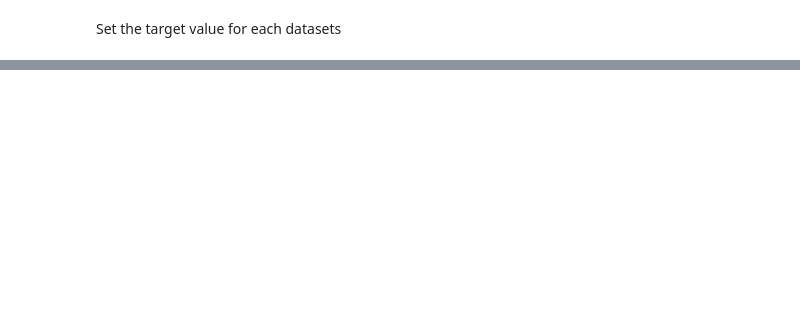
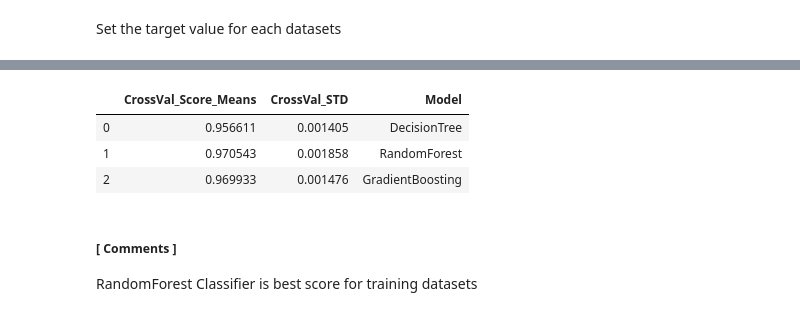
Before and after one commit to giallo41/book_destination, a Jupyter notebook: model.ipynb, the cells around one changed output, grey strips where cells are left out. Saved outputs shown, nothing was run; the diff lists cells and outputs as text; code cells hidden in the pictures; blank space fills up the shorter version.

Commit message:
(fix/model) Model selection Added

```diff
--- a/model.ipynb
+++ b/model.ipynb
@@ -173,0 +191,30 @@ features
+# %%
+classifiers = []
+classifiers.append(DecisionTreeClassifier(random_state=42))
+classifiers.append(RandomForestClassifier(n_estimators=100, random_state=42))
+classifiers.append(GradientBoostingClassifier(n_estimators=100, random_state=42))
+
+kfold = StratifiedKFold(n_splits=5)
+cv_results = []
+for classifier in classifiers :
+    cv_results.append(cross_val_score(classifier, \
+                      X_train, y = y_train, scoring = "accuracy", cv = kfold, n_jobs=4))
+
+cv_means = []
+cv_std = []
+for cv_result in cv_results:
+    cv_means.append(cv_result.mean())
+    cv_std.append(cv_result.std())
+# %%
+cv_res = pd.DataFrame({"CrossVal_Score_Means":cv_means,"CrossVal_STD": cv_std,\
+                       "Model":["DecisionTree", "RandomForest","GradientBoosting"]})
+# %%
+cv_res
+# %% [output]
+|  | CrossVal_Score_Means | CrossVal_STD | Model |
+| 0 | 0.956611 | 0.001405 | DecisionTree |
+| 1 | 0.970543 | 0.001858 | RandomForest |
+| 2 | 0.969933 | 0.001476 | GradientBoosting |
+# %% [markdown]
+##### [ Comments ]
+RandomForest Classifier is best score for training datasets<br>
```
Also changed, not shown: parts of 34 cells of this notebook, 1 other file.
